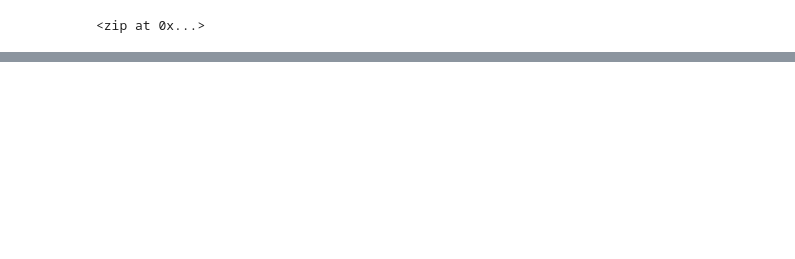
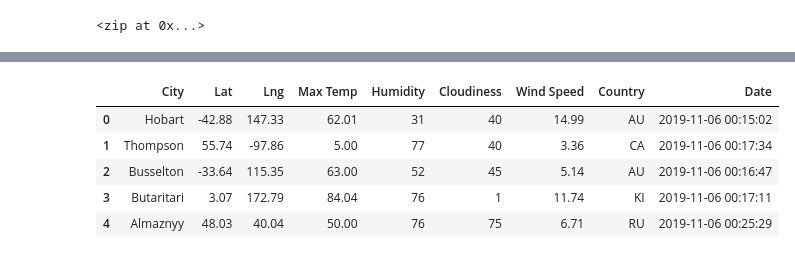
Before and after one commit to Thinguyen23/Thi_Nguyen_World_Weather_Analysis, a Jupyter notebook: WeatherPy.ipynb, the cells around one changed output, grey strips where cells are left out. Drawn from its saved outputs; the diff is of its cells as text; code cells hidden in the pictures; blank space fills up the shorter version.

Commit message:
Add weather data

```diff
--- a/WeatherPy.ipynb
+++ b/WeatherPy.ipynb
@@ -30,0 +37,4 @@ len(cities)
+# %%
+# Starting the URL for weather map API call
+url = "http://api.openweathermap.org/data/2.5/weather?units=Imperial&APPID=" + weather_api_key
+print(url)
@@ -30,0 +43,11 @@ len(cities)
+# %%
+# Create an empty list to hold the weather data
+city_data=[]
+
+# Print thr beginning of the loggong
+print('Beginning Data Retrieval     ')
+print('-----------------------------')
+
+# Create counters
+record_count=1
+set_count=1
@@ -30,0 +124,11 @@ len(cities)
+# %%
+# Convert the array of dictionaries to a Pandas DataFrame.
+city_data_df = pd.DataFrame(city_data)
+city_data_df.head(5)
+# %% [output]
+|  | City | Lat | Lng | Max Temp | Humidity | Cloudiness | Wind Speed | Country | Date |
+| 0 | Hobart | -42.88 | 147.33 | 62.01 | 31 | 40 | 14.99 | AU | 2019-11-06 00:15:02 |
+| 1 | Thompson | 55.74 | -97.86 | 5.00 | 77 | 40 | 3.36 | CA | 2019-11-06 00:17:34 |
+| 2 | Busselton | -33.64 | 115.35 | 63.00 | 52 | 45 | 5.14 | AU | 2019-11-06 00:16:47 |
+| 3 | Butaritari | 3.07 | 172.79 | 84.04 | 76 | 1 | 11.74 | KI | 2019-11-06 00:17:11 |
+| 4 | Almaznyy | 48.03 | 40.04 | 50.00 | 76 | 75 | 6.71 | RU | 2019-11-06 00:25:29 |
```
Also changed, not shown: parts of 7 cells of this notebook, 1 other file.
